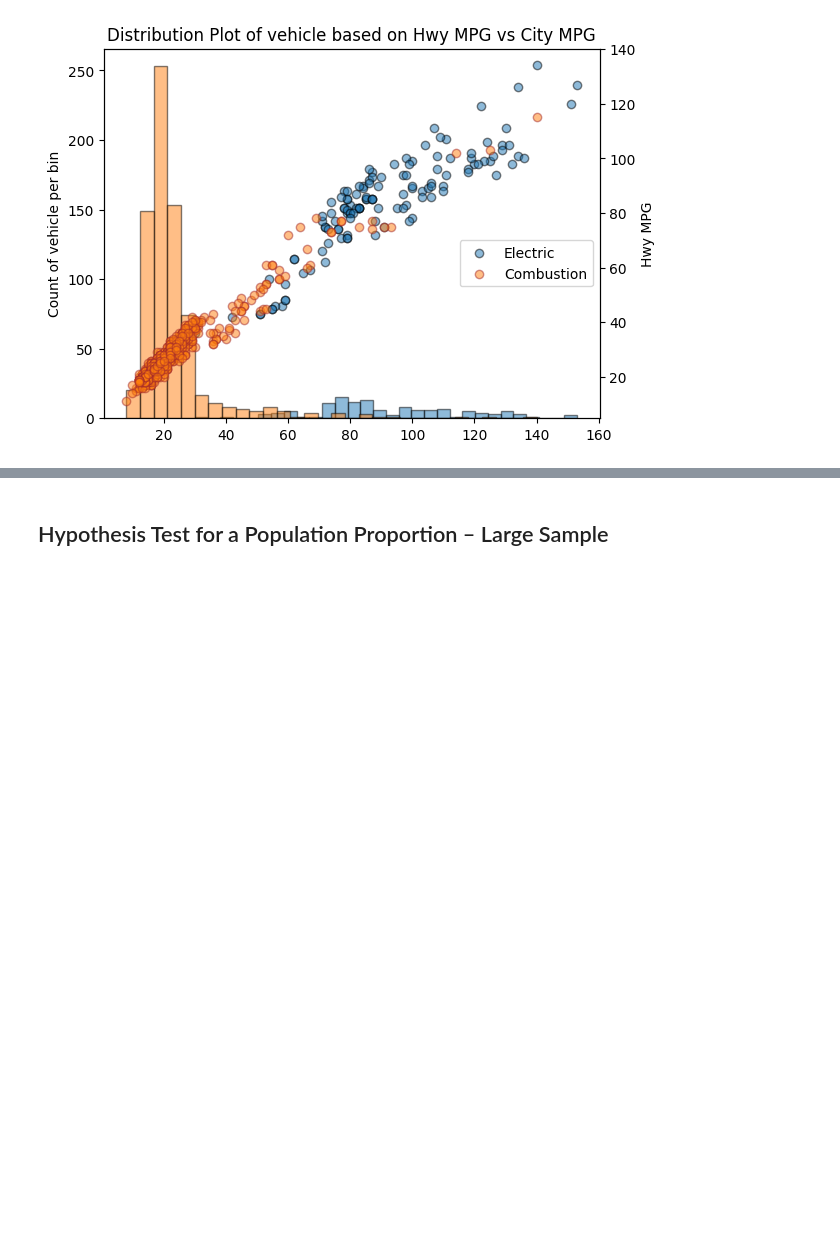
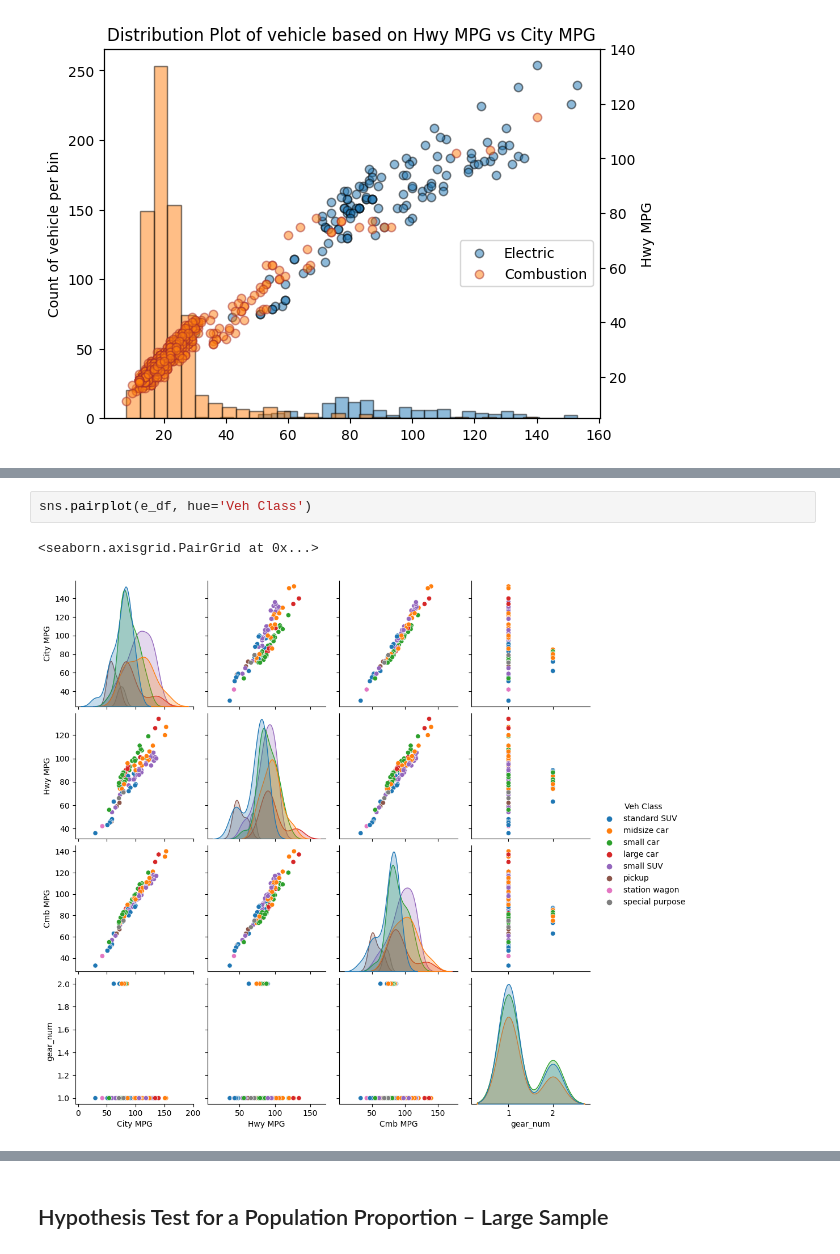
Before and after one commit to Nihar-Patel-371/Statistical-Analysis-of-Vehicles-Fuel-Economy-and-Emission, a Jupyter notebook: code.ipynb, the cells around one changed output, grey strips where cells are left out. Drawn from its saved outputs; the diff is of its cells as text; blank space fills up the shorter version.

```diff
--- a/code.ipynb
+++ b/code.ipynb
@@ -494,3 +473,8 @@ ax.grid(axis='y', linestyle='--')
 ax.set_axisbelow(True);
 # %% [output]
 [figure]
+# %%
+sns.pairplot(e_df, hue='Veh Class')
+# %% [output]
+<seaborn.axisgrid.PairGrid at 0x...>
+[figure, added]
```
Also changed, not shown: parts of 15 cells of this notebook.
